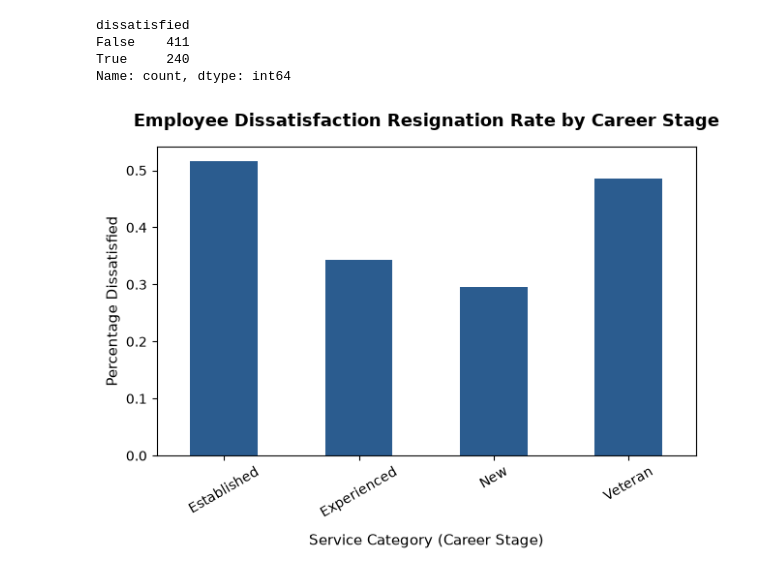
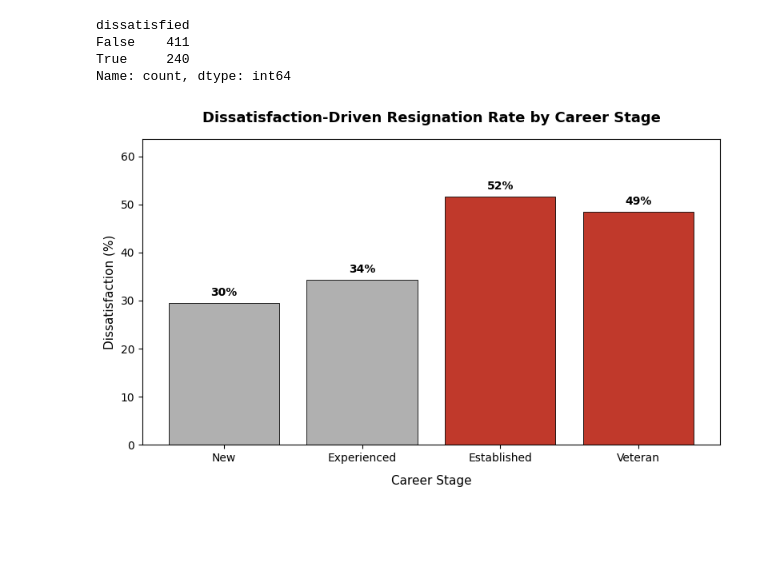
Before and after one commit to Kash4Code/employee-turnover-analysis, a Jupyter notebook: notebooks/analysis.ipynb, the cells around one changed output. Saved outputs shown, nothing was run; the diff lists cells and outputs as text; code cells hidden in the pictures; blank space fills up the shorter version.

Commit message:
Fix chart: correct career-stage order and accurate percentages

```diff
--- a/notebooks/analysis.ipynb
+++ b/notebooks/analysis.ipynb
@@ -298,6 +297,7 @@ cease_date
 Name: count, dtype: int64
 # %%
 # Check the unique values and look for outliers
+dete_resignations['dete_start_date'] = dete_resignations['dete_start_date'].astype('Int64')
 dete_resignations['dete_start_date'].value_counts()
 # %% [output]
 dete_start_date
@@ -320,5 +320,6 @@ Name: count, dtype: int64
 # %%
 # Check the unique values
+tafe_resignations['cease_date'] = tafe_resignations['cease_date'].astype('Int64')
 tafe_resignations['cease_date'].value_counts()
 # %% [output]
 cease_date
@@ -342,6 +343,9 @@ Since our end goal is to answer the question below, we need a column containing
 The tafe_resignations dataframe already contains a "service" column, which we renamed to institute_service.
 
 Below, we calculate the years of service in the dete_survey_updated dataframe by subtracting the dete_start_date from the cease_date and create a new column named institute_service.
+# %%
+# Converting cease_date column to numeric type
+dete_resignations['cease_date'] = pd.to_numeric(dete_resignations['cease_date'], errors='coerce').astype('Int64')
 # %%
 # Calculate the length of time an employee spent in their respective workplace and create a new column
 dete_resignations['institute_service'] = dete_resignations['cease_date'] - dete_resignations['dete_start_date']
@@ -545,7 +549,7 @@ Name: count, dtype: int64
 # %%
 # Extract the years of service and convert the type to float
 combined_updated['institute_service_up'] = combined_updated['institute_service'].astype('str').str.extract(r'(\d+)')
-combined_updated['institute_service_up'] = combined_updated['institute_service_up'].astype('float')
+combined_updated['institute_service_up'] = combined_updated['institute_service_up'].astype('Int64')
 
 # Check the years extracted are correct
 combined_updated['institute_service_up'].value_counts()
@@ -608,19 +621,36 @@ Name: count, dtype: int64
 # %%
 # Replace missing values with the most frequent value, False
 combined_updated['dissatisfied'] = combined_updated['dissatisfied'].fillna(False)
-# %%
-# Calculate the percentage of employees who resigned due to dissatisfaction in each category
-dis_pct = combined_updated.pivot_table(index='service_cat', values='dissatisfied')
-
-# Plot the results
-ax = dis_pct.plot(kind='bar', rot=30, legend=False, color='#2b5c8f')
-
-plt.title("Employee Dissatisfaction Resignation Rate by Career Stage", fontsize=13, fontweight='bold', pad=15)
-plt.xlabel("Service Category (Career Stage)", fontsize=11, labelpad=10)
-plt.ylabel("Percentage Dissatisfied", fontsize=11)
-
-plt.tight_layout()
-plt.savefig('../visuals/dissatisfaction_by_service_cat.png', dpi=300)
-plt.show()
-# %% [output]
-[figure, removed]
+# %%
+# Calculate the percentage of employees who resigned due to dissatisfaction in each category
+
+# --- Fix 1: force the correct career-stage order (pivot_table sorts alphabetically by default) ---
+category_order = ['New', 'Experienced', 'Established', 'Veteran']
+dis_pct = combined_updated.pivot_table(index='service_cat', values='dissatisfied')
+dis_pct = dis_pct.reindex(category_order)
+
+# --- Fix 2: convert fraction (0-1) to percentage (0-100) so the axis matches your README numbers ---
+dis_pct_display = dis_pct['dissatisfied'] * 100
+
+# --- Highlight the two higher-risk groups, keep New/Experienced neutral ---
+colors = ['#B0B0B0', '#B0B0B0', '#C0392B', '#C0392B']
+
+fig, ax = plt.subplots(figsize=(8, 5))
+bars = ax.bar(category_order, dis_pct_display, color=colors, edgecolor='black', linewidth=0.6)
+
+# Add value labels directly on top of each bar
+for bar, val in zip(bars, dis_pct_display):
+    ax.text(bar.get_x() + bar.get_width() / 2, val + 1.5, f'{val:.0f}%',
+            ha='center', fontweight='bold', fontsize=10)
+
+ax.set_title("Dissatisfaction-Driven Resignation Rate by Career Stage",
+             fontsize=13, fontweight='bold', pad=15)
+ax.set_xlabel("Career Stage", fontsize=11, labelpad=10)
+ax.set_ylabel("Dissatisfaction (%)", fontsize=11)
+ax.set_ylim(0, max(dis_pct_display) + 12)
+plt.xticks(rotation=0)  # short labels, no need to angle them
+plt.tight_layout()
+plt.savefig('../visuals/dissatisfaction_by_career_stage.png', dpi=300, bbox_inches='tight')
+plt.show()
+# %% [output]
+[figure, added]
```
Also changed, not shown: parts of 16 cells of this notebook, 3 other files.
